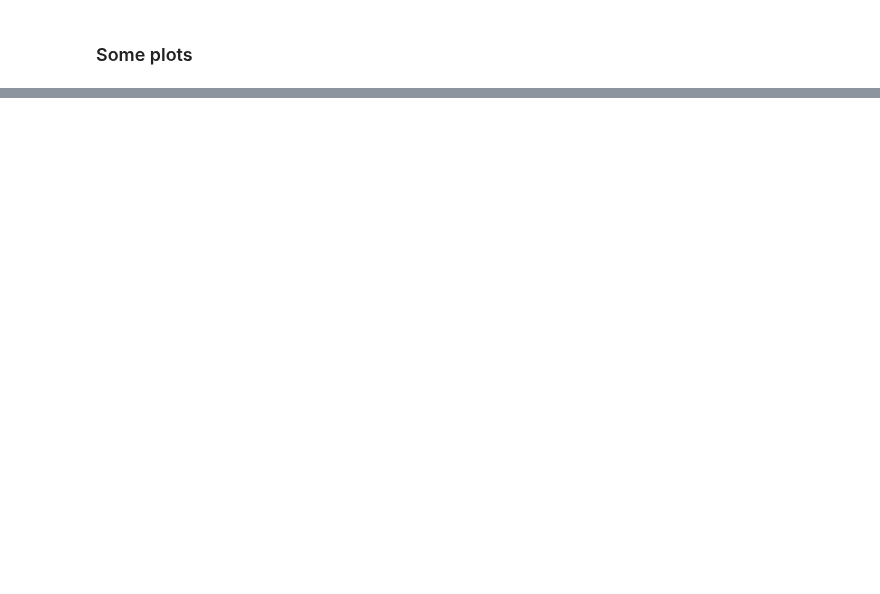
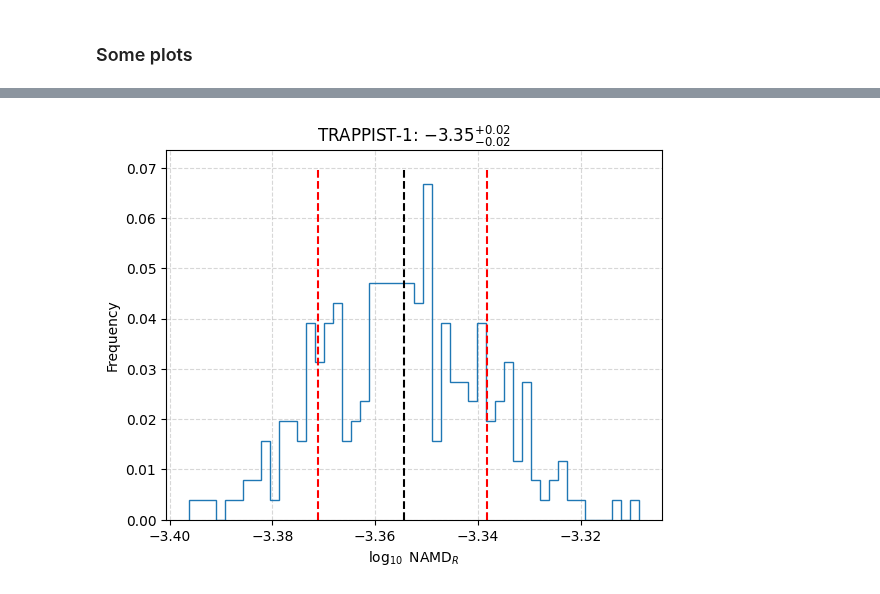
Before and after one commit to abocchieri/ExoNAMD, a Jupyter notebook: notebooks/api.ipynb, the cells around one changed output, grey strips where cells are left out. Cells and saved outputs as stored; diff of their text form; code cells hidden in the pictures; blank space fills up the shorter version.

```diff
--- a/notebooks/api.ipynb
+++ b/notebooks/api.ipynb
@@ -234,7 +238,7 @@ df[
 df.to_csv(os.path.join(ROOT, "data", "exo_interp.csv"), index=False)
 # %%
 df = pd.read_csv(os.path.join(ROOT, "data", "exo_interp.csv"))
-df = df.drop(columns=["pl_orbincl", "pl_orbinclerr1", "pl_orbinclerr2"])
+df.drop(columns=["pl_orbincl", "pl_orbinclerr1", "pl_orbinclerr2"], inplace=True)
 # %% [markdown]
 ### Task 8: computing the NAMD
 # %% [markdown]
@@ -327,22 +341,24 @@ pop_plot(
 # %%
-hostname = "XO-2 N"
+hostname = "TRAPPIST-1"
 host = df_core[df_core["hostname"] == hostname]
 
 retval = solve_namd_mc(
     host=host,
     kind="rel",
     Npt=Npt,
     threshold=threshold,
     full=True,
 )
 
 simple_plot(
-    data=retval,
+    df=retval,
     kind="rel",
     title=hostname,
     which="namd",
     scale="log",
 )
+# %% [output]
+[figure, added]
 # %%
 retval = solve_namd_mc(
     host=host,
```
Also changed, not shown: parts of 11 cells of this notebook.
